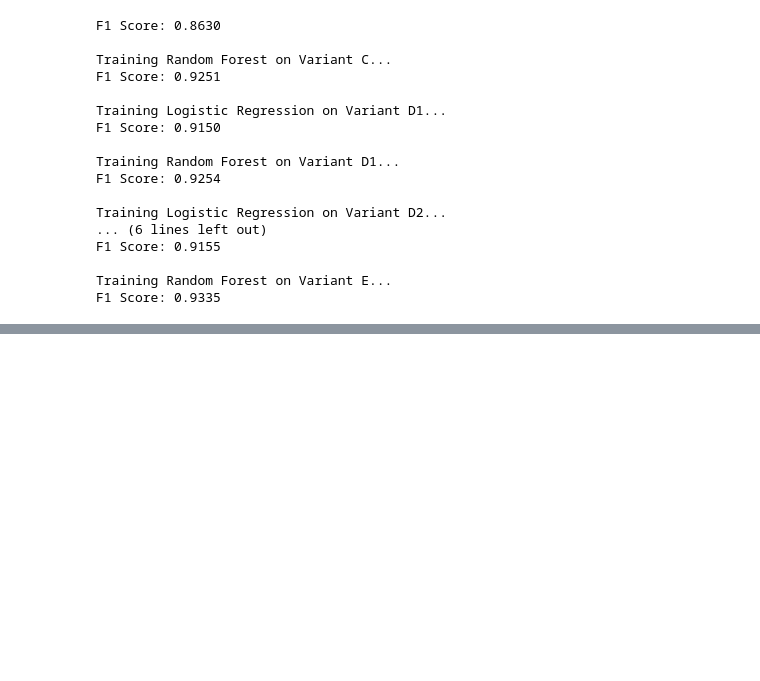
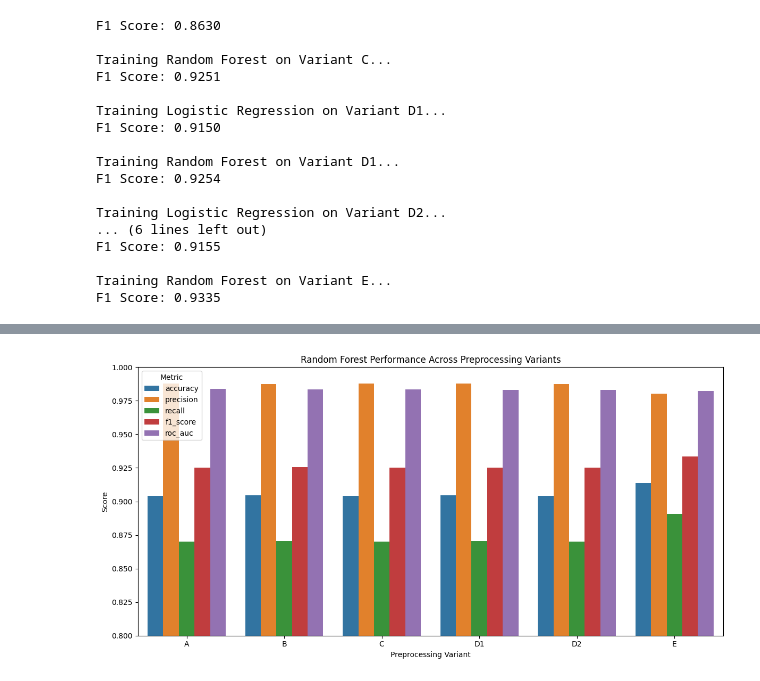
Before and after one commit to AskariAbidi18/Aeges-Q, a Jupyter notebook: notebooks/03_baseline_models/unsw_nb15_baselines.ipynb, the cells around one changed output, grey strips where cells are left out. Cells and saved outputs as stored; diff of their text form; code cells hidden in the pictures; blank space fills up the shorter version.

```diff
--- a/notebooks/03_baseline_models/unsw_nb15_baselines.ipynb
+++ b/notebooks/03_baseline_models/unsw_nb15_baselines.ipynb
@@ -618,0 +691,42 @@ F1 Score: 0.9335
+# %%
+rf_results = results_df[
+    results_df["model"] == "Random Forest"
+]
+
+rf_metrics = rf_results.melt(
+    id_vars="variant",
+    value_vars=[
+        "accuracy",
+        "precision",
+        "recall",
+        "f1_score",
+        "roc_auc"
+    ],
+    var_name="metric",
+    value_name="score"
+)
+# %%
+plt.figure(figsize=(12, 6))
+
+sns.barplot(
+    data=rf_metrics,
+    x="variant",
+    y="score",
+    hue="metric"
+)
+
+plt.title(
+    "Random Forest Performance Across Preprocessing Variants"
+)
+
+plt.xlabel("Preprocessing Variant")
+plt.ylabel("Score")
+
+plt.ylim(0.80, 1.00)
+
+plt.legend(title="Metric")
+
+plt.tight_layout()
+plt.show()
+# %% [output]
+[figure, added]
```
Also changed, not shown: parts of 5 cells of this notebook.
